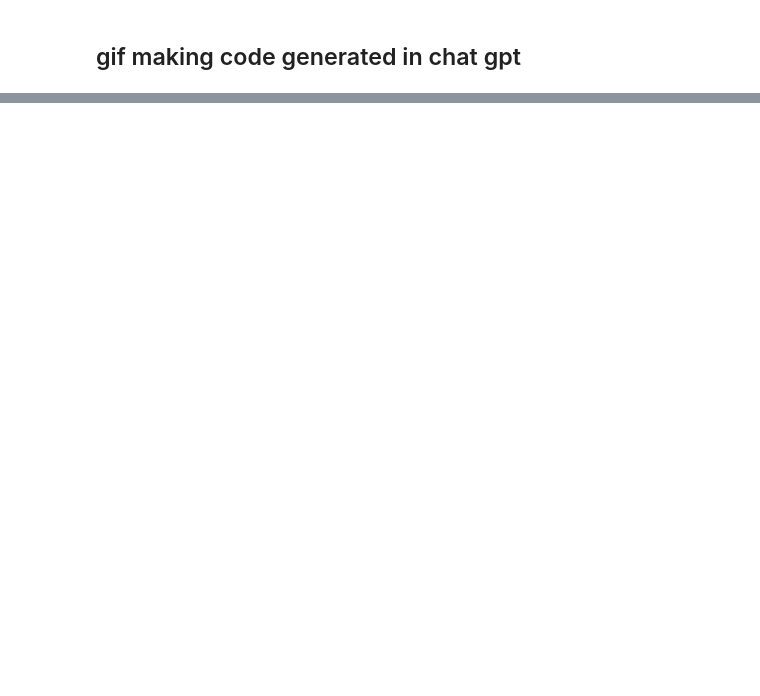
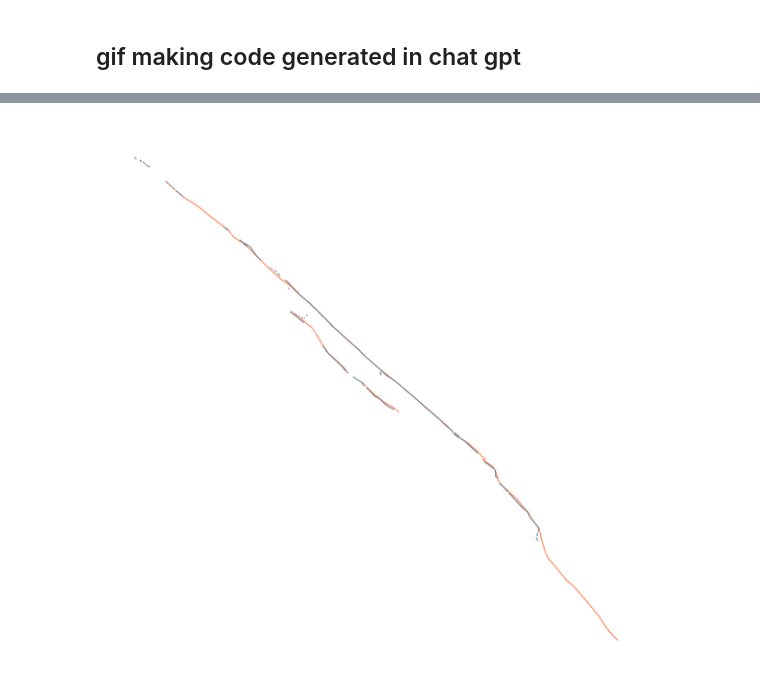
Before and after one commit to absrp/landscape_evolution_earthquake_ruptures, a Jupyter notebook: map_gif.ipynb, the cells around one changed output, grey strips where cells are left out. Drawn from its saved outputs; the diff is of its cells as text; code cells hidden in the pictures; blank space fills up the shorter version.

Commit message:
added Parkfield maps

```diff
--- a/map_gif.ipynb
+++ b/map_gif.ipynb
@@ -47,0 +143,19 @@ DriverError: Unable to open kmz/_FDHI_FLATFILE_RUPTURES_20220719.shx or kmz/_FDH
+# %%
+P66 = gpd.read_file("kmz/Parkfield1966_distributed.shp")
+P04 = gpd.read_file("kmz/Parkfield2004_distributed.shp")
+
+fig, ax = plt.subplots(dpi=300)
+P66.plot(ax=ax, color='coral',lw=0.5)
+P04.plot(ax=ax, color='slategray',lw=0.5)
+
+ax.set_aspect('equal')
+for spine in ax.spines.values():
+    spine.set_visible(False)
+ax.set_xticks([])
+ax.set_yticks([])
+ax.set_xticklabels([])
+ax.set_yticklabels([])
+
+plt.savefig('ref_map_P66_P04.png')
+# %% [output]
+[figure, added]
```
Also changed, not shown: parts of 7 cells of this notebook.
